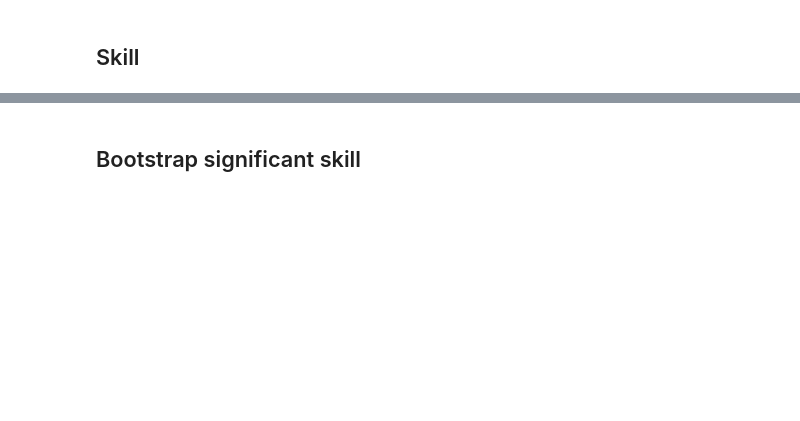
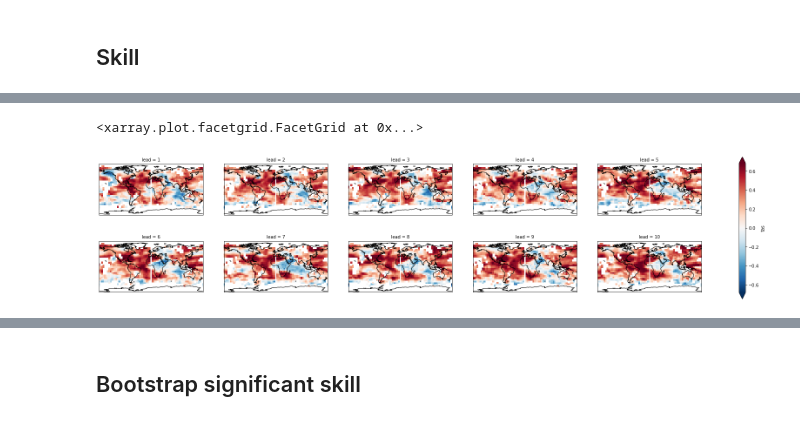
Before and after one commit to aaronspring/climpred-cloud-demo, a Jupyter notebook: climpred_DCPP_cloud.ipynb, the cells around one changed output, grey strips where cells are left out. Saved outputs shown, nothing was run; the diff lists cells and outputs as text; code cells hidden in the pictures; blank space fills up the shorter version.

```diff
--- a/climpred_DCPP_cloud.ipynb
+++ b/climpred_DCPP_cloud.ipynb
@@ -93,0 +150,2 @@ hist_ym.data
+# %%
+compare_against='observations'
@@ -102,12 +156,22 @@ cat_cmip_hist = col.search(experiment_id=['dcppA-assim'],
 # %%
-if len(cat_cmip_hist.df.source_id.unique()) >= 1:
-    dset_dict = cat_cmip_hist.to_dataset_dict(zarr_kwargs={'consolidated': True})
-    print(dset_dict.keys())
-    _, assim = dset_dict.popitem()
-    assim = assim[variable_id].squeeze()
-    assim = assim.rename({'member_id':'member'})
-    assim = assim.sel(time=slice('1960','2015'))
-    assim_ym = assim.groupby('time.year').mean().rename({'year':'time'})
-    display(assim_ym.data)
-else:
-    print(f'no assimilation found for {source_id} {table_id} {variable_id}')
+if compare_against=='assimilation':
+
+    cat_cmip_hist = col.search(experiment_id=['dcppA-assim'],
+                     table_id=table_id,
+                     variable_id=variable_id,
+                     source_id=source_id
+                              )
+
+    if len(cat_cmip_hist.df.source_id.unique()) >= 1:
+        dset_dict = cat_cmip_hist.to_dataset_dict(zarr_kwargs={'consolidated': True})
+        print(dset_dict.keys())
+        _, assim = dset_dict.popitem()
+        assim = assim[variable_id].squeeze()
+        assim = assim.rename({'member_id':'member'})
+        assim = assim.sel(time=slice('1960','2015'))
+        assim_ym = assim.groupby('time.year').mean().rename({'year':'time'})
+        display(assim_ym.data)
+        # for further use
+        obs_ym = assim_ym
+    else:
+        print(f'no assimilation found for {source_id} {table_id} {variable_id}')
@@ -198,2 +329,5 @@ def plot_skill(skill,map_proj=ccrs.PlateCarree(),**plot_kwargs):
 # %%
-plot_skill(skill)
+plot_skill(skill[variable_id])
+# %% [output]
+<xarray.plot.facetgrid.FacetGrid at 0x...>
+[figure, added]
```
Also changed, not shown: parts of 62 cells of this notebook, 2 other files.
